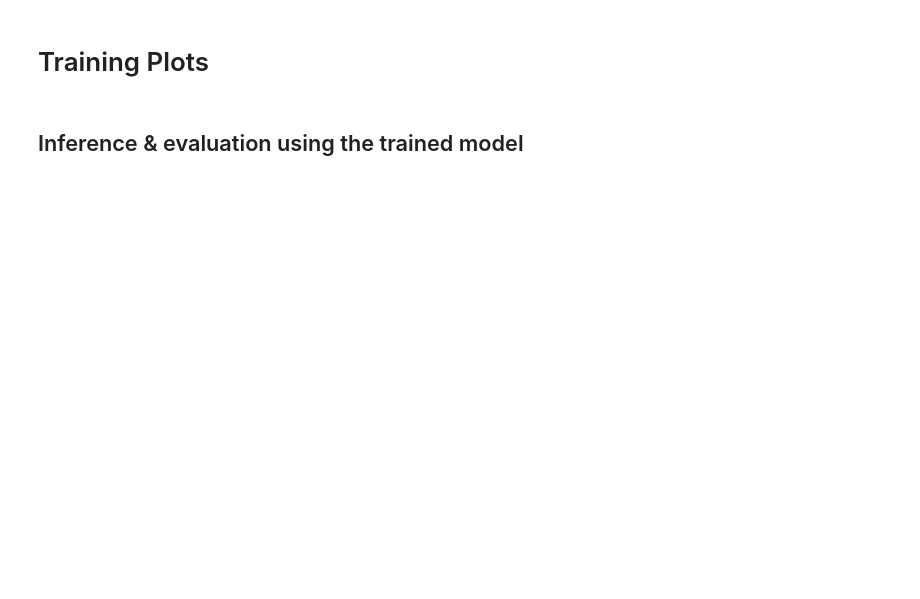
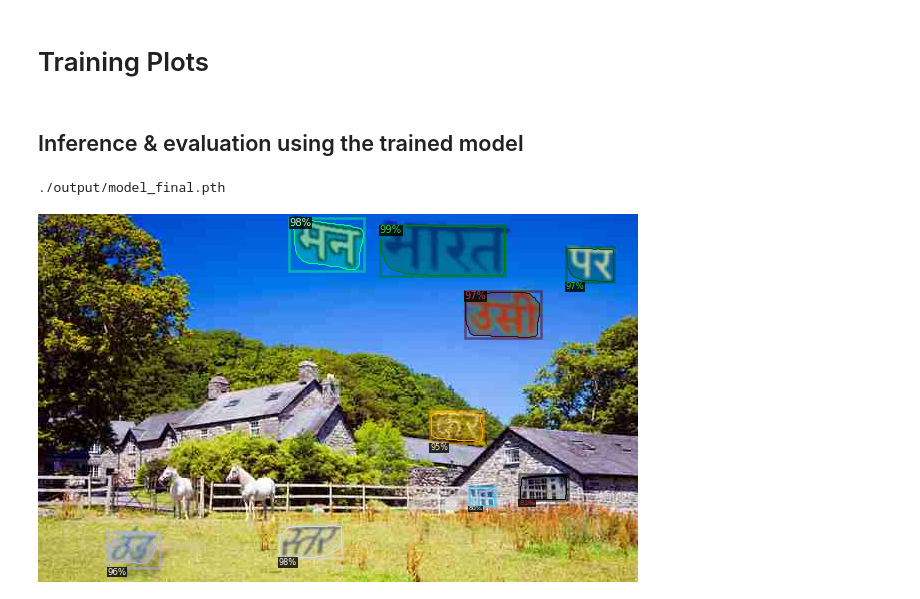
Before and after one commit to abhiraman/Capstone_Project, a Jupyter notebook: Text_Detection_Detectron2.ipynb, the cells around one changed output. Saved outputs shown, nothing was run; the diff lists cells and outputs as text; code cells hidden in the pictures; blank space fills up the shorter version.

```diff
--- a/Text_Detection_Detectron2.ipynb
+++ b/Text_Detection_Detectron2.ipynb
@@ -179,7 +200,7 @@ for d in random.sample(dataset_dicts, 3):
 # %%
 from detectron2.engine import DefaultTrainer
 
-cfg = get_cfg()
+
 cfg.merge_from_file(model_zoo.get_config_file("COCO-InstanceSegmentation/mask_rcnn_R_50_FPN_3x.yaml"))
 cfg.DATASETS.TRAIN = custom_dataset
 cfg.DATASETS.TEST = ()
@@ -187,12 +208,13 @@ cfg.DATALOADER.NUM_WORKERS = 2
 cfg.MODEL.WEIGHTS = model_zoo.get_checkpoint_url("COCO-InstanceSegmentation/mask_rcnn_R_50_FPN_3x.yaml")  # Let training initialize from model zoo
 cfg.SOLVER.IMS_PER_BATCH = 2
 cfg.SOLVER.BASE_LR = 0.00025  # pick a good Learning Rate
-cfg.SOLVER.MAX_ITER = 300
-cfg.MODEL.ROI_HEADS.BATCH_SIZE_PER_IMAGE = 512   #(default: 512)
+cfg.SOLVER.MAX_ITER = 1000
+cfg.MODEL.ROI_HEADS.BATCH_SIZE_PER_IMAGE = 256   #(default: 512)
 cfg.MODEL.ROI_HEADS.NUM_CLASSES = 1  # only has one class ("Text"). (see https://detectron2.readthedocs.io/tutorials/datasets.html#update-the-config-for-new-datasets)
 
 os.makedirs(cfg.OUTPUT_DIR, exist_ok=True)
 trainer = DefaultTrainer(cfg)
+
 trainer.resume_or_load(resume=False)
 trainer.train()
 # %% [output]
@@ -222,4 +276,28 @@ KeyboardInterrupt: ignored
 %tensorboard --logdir output
 # %% [markdown]
 ## Inference & evaluation using the trained model
+# %%
+cfg.MODEL.WEIGHTS = os.path.join(cfg.OUTPUT_DIR, "model_final.pth")  # path to the model we just trained
+print(cfg.MODEL.WEIGHTS)
+cfg.MODEL.ROI_HEADS.SCORE_THRESH_TEST = 0.7   # set a custom testing threshold
+predictor = DefaultPredictor(cfg)
+# %% [output]
+./output/model_final.pth
+# %%
+all_test_images = os.listdir(r"./Images/25")
+for i in range(1):
+  ind = random.randint(0,len(all_test_images))
+  file_name = all_test_images[ind]
+  full_path = os.path.join("./Images/25",file_name)
+  inputs = cv2.imread(full_path)
+  #print(inputs)
+  outputs = predictor(inputs)
+#predictor = DefaultPredictor(cfg)
+#print("outputs",outputs)
+from detectron2.utils.visualizer import ColorMode
+v = Visualizer(inputs[:, :, ::-1],metadata=None,scale=1,instance_mode=ColorMode.IMAGE_BW )  # remove the colors of unsegmented pixels. This option is only available for segmentation models
+out = v.draw_instance_predictions(outputs["instances"].to("cpu"))
+cv2_imshow(out.get_image()[:, :, ::-1])
+# %% [output]
+[figure, added]
 # %%
```
Also changed, not shown: parts of 12 cells of this notebook.
